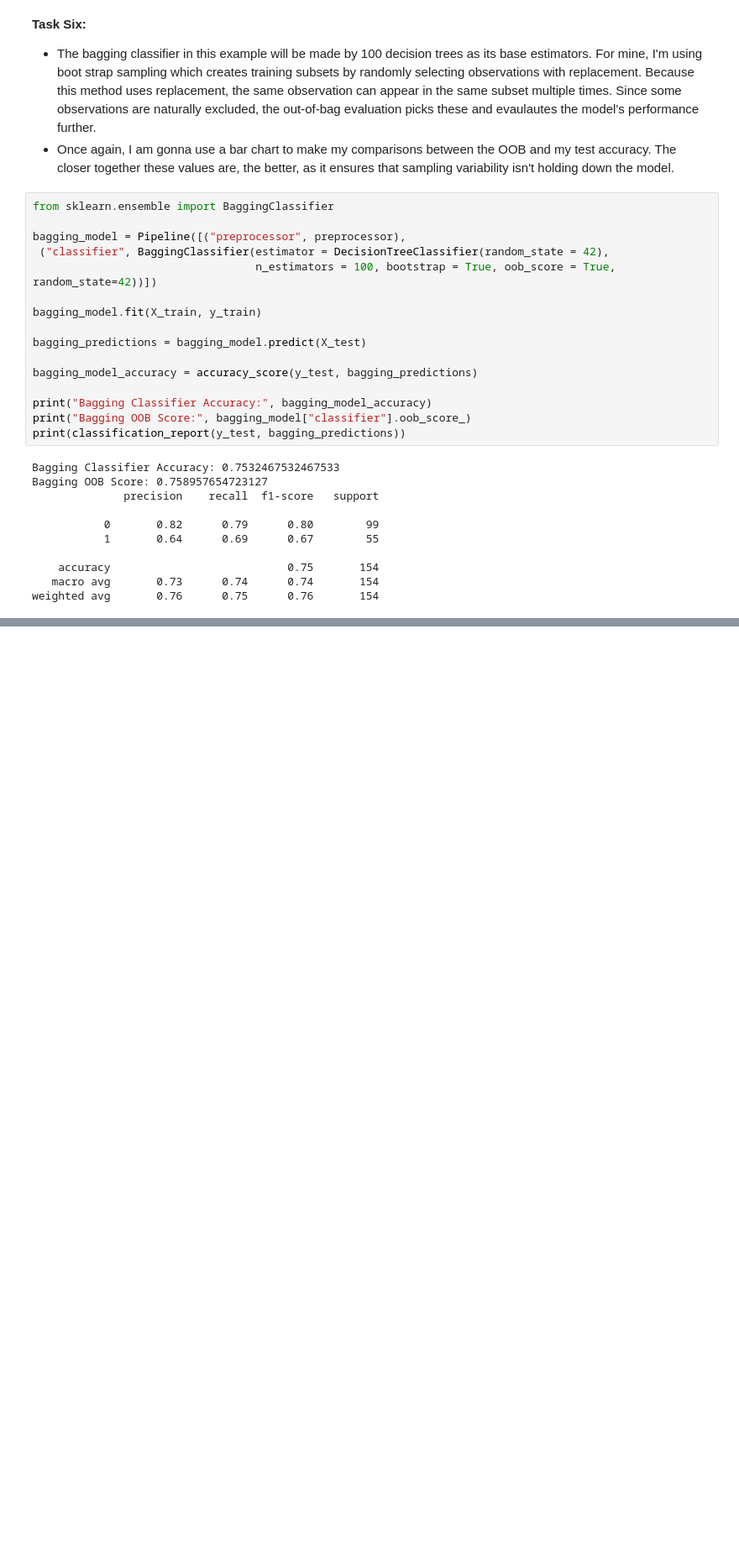
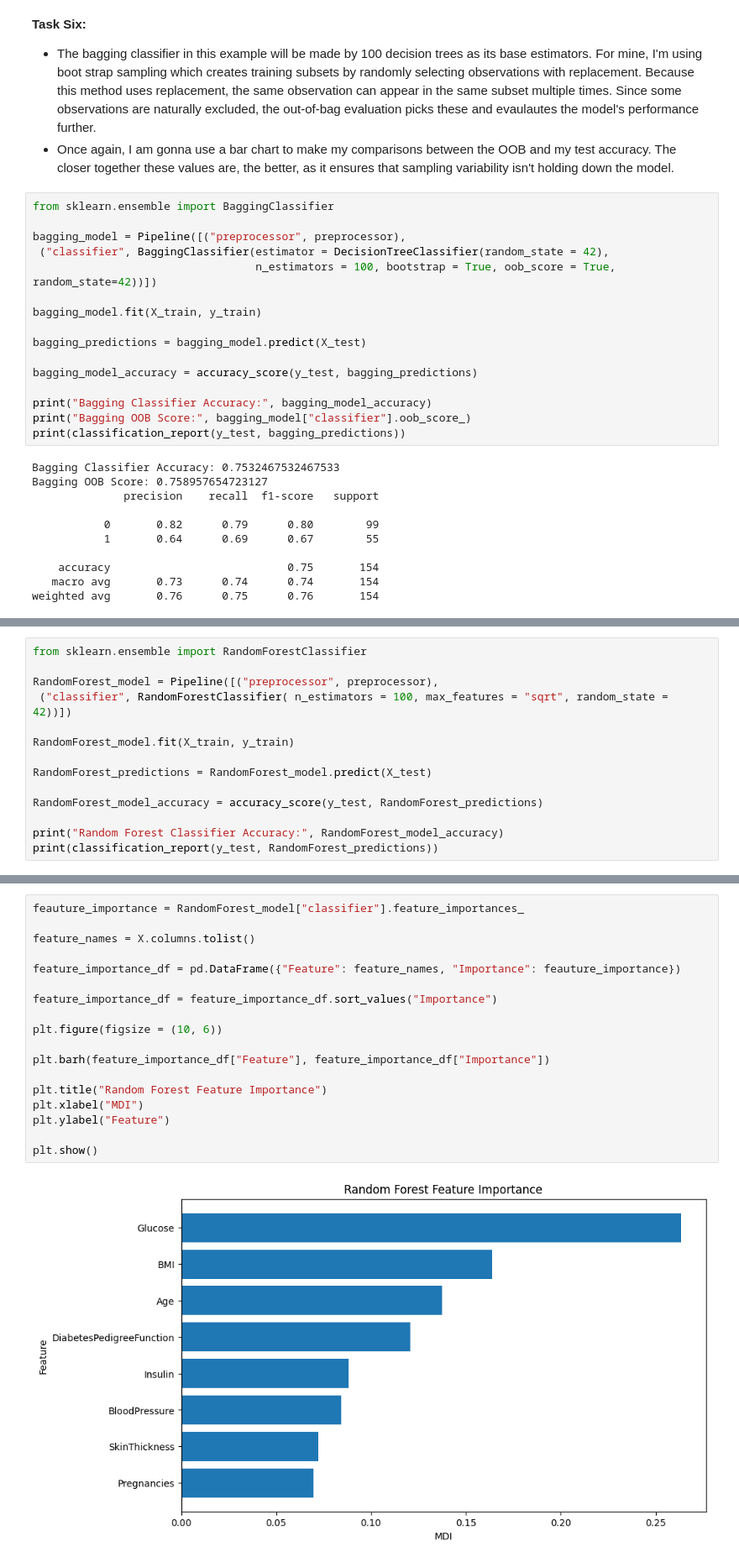
Before and after one commit to JFish72/CSC-349-Machine-Learning-, a Jupyter notebook: HW5/diabetes.ipynb, the cells around one changed output, grey strips where cells are left out. Shown at 84% size. Drawn from its saved outputs; the diff is of its cells as text; blank space fills up the shorter version.

```diff
--- a/HW5/diabetes.ipynb
+++ b/HW5/diabetes.ipynb
@@ -207,0 +225,14 @@ weighted avg       0.76      0.75      0.76       154
+# %%
+from sklearn.ensemble import RandomForestClassifier
+
+RandomForest_model = Pipeline([("preprocessor", preprocessor),
+ ("classifier", RandomForestClassifier( n_estimators = 100, max_features = "sqrt", random_state = 42))])
+
+RandomForest_model.fit(X_train, y_train)
+
+RandomForest_predictions = RandomForest_model.predict(X_test)
+
+RandomForest_model_accuracy = accuracy_score(y_test, RandomForest_predictions)
+
+print("Random Forest Classifier Accuracy:", RandomForest_model_accuracy)
+print(classification_report(y_test, RandomForest_predictions))
@@ -207,0 +249,20 @@ weighted avg       0.76      0.75      0.76       154
+# %%
+feauture_importance = RandomForest_model["classifier"].feature_importances_
+
+feature_names = X.columns.tolist()
+
+feature_importance_df = pd.DataFrame({"Feature": feature_names, "Importance": feauture_importance})
+
+feature_importance_df = feature_importance_df.sort_values("Importance")
+
+plt.figure(figsize = (10, 6))
+
+plt.barh(feature_importance_df["Feature"], feature_importance_df["Importance"])
+
+plt.title("Random Forest Feature Importance")
+plt.xlabel("MDI")
+plt.ylabel("Feature")
+
+plt.show()
+# %% [output]
+[figure, added]
```
Also changed, not shown: parts of 4 cells of this notebook.
